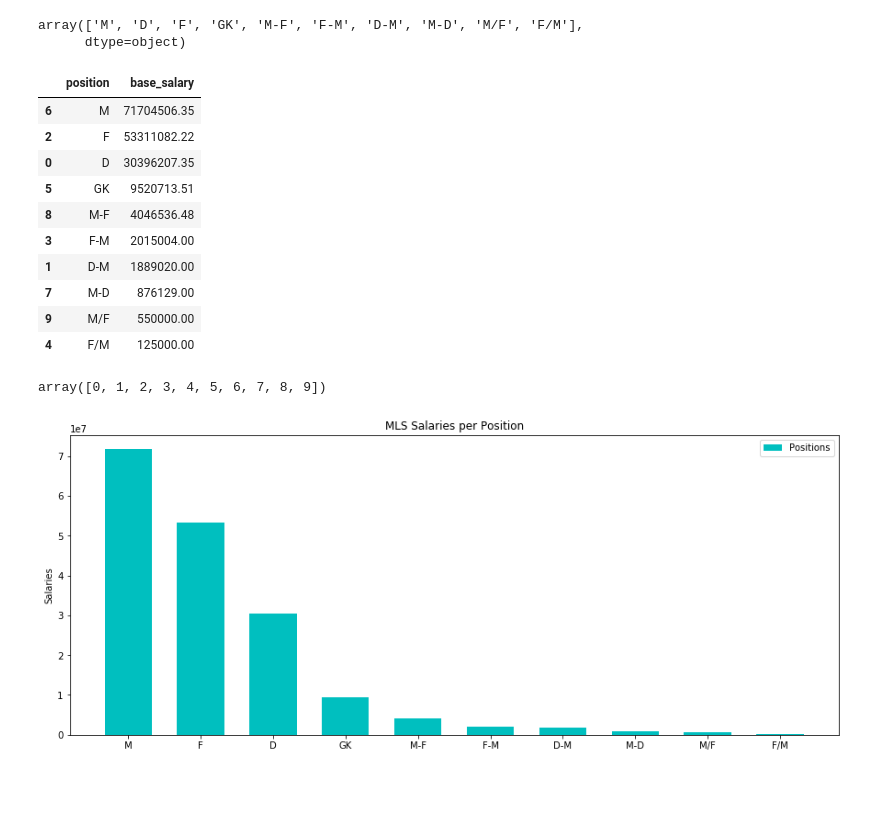
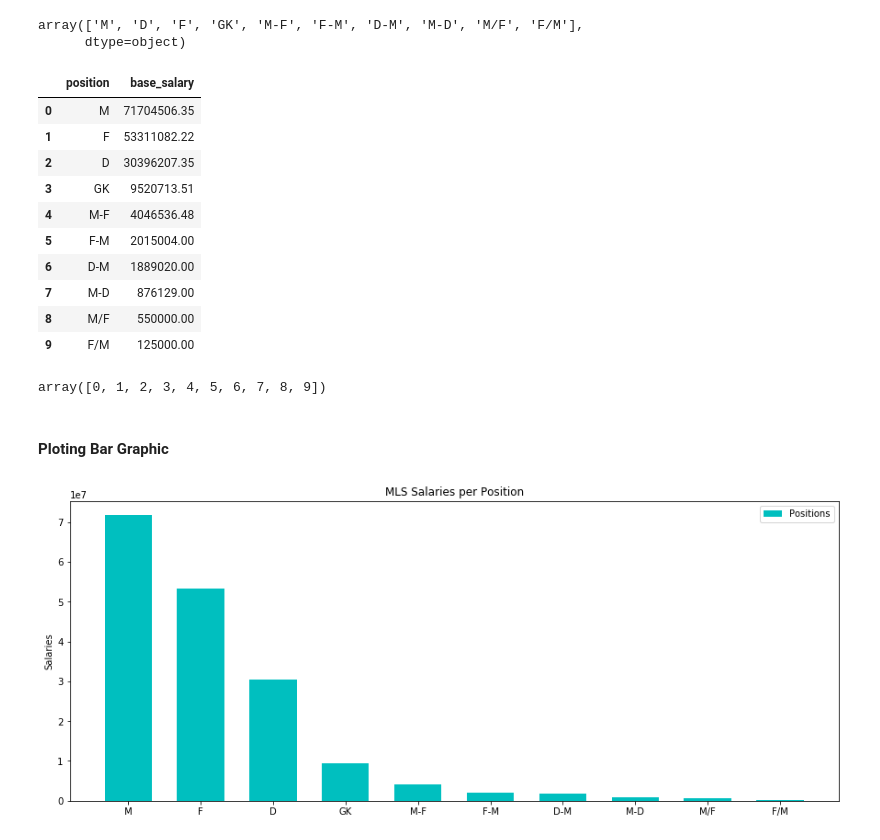
Before and after one commit to estevaoguerra19/us-soccer-salaries, a Jupyter notebook: main.ipynb, the cells around one changed output. Drawn from its saved outputs; the diff is of its cells as text; code cells hidden in the pictures; blank space fills up the shorter version.

```diff
--- a/main.ipynb
+++ b/main.ipynb
@@ -196,20 +182,20 @@ array(['M', 'D', 'F', 'GK', 'M-F', 'F-M', 'D-M', 'M-D', 'M/F', 'F/M'],
       dtype=object)
 # %%
 # Grouping the dataset to plot later
-ps = data[['position', 'base_salary']].groupby(['position']).sum().reset_index().sort_values(by='base_salary', ascending=False)
+ps = data[['position', 'base_salary']].groupby(['position']).sum().sort_values(by='base_salary', ascending=False).reset_index()
 ps
 # %% [output]
 |  | position | base_salary |
-| 6 | M | 71704506.35 |
-| 2 | F | 53311082.22 |
-| 0 | D | 30396207.35 |
-| 5 | GK | 9520713.51 |
-| 8 | M-F | 4046536.48 |
-| 3 | F-M | 2015004.00 |
-| 1 | D-M | 1889020.00 |
+| 0 | M | 71704506.35 |
+| 1 | F | 53311082.22 |
+| 2 | D | 30396207.35 |
+| 3 | GK | 9520713.51 |
+| 4 | M-F | 4046536.48 |
+| 5 | F-M | 2015004.00 |
+| 6 | D-M | 1889020.00 |
 | 7 | M-D | 876129.00 |
-| 9 | M/F | 550000.00 |
-| 4 | F/M | 125000.00 |
+| 8 | M/F | 550000.00 |
+| 9 | F/M | 125000.00 |
 # %%
 # Building variables to have a proeficient code understanding
 
@@ -225 +209,3 @@ length = 0.65
+# %% [markdown]
+#### Ploting Bar Graphic
 # %%
```
Also changed, not shown: parts of 11 cells of this notebook.
